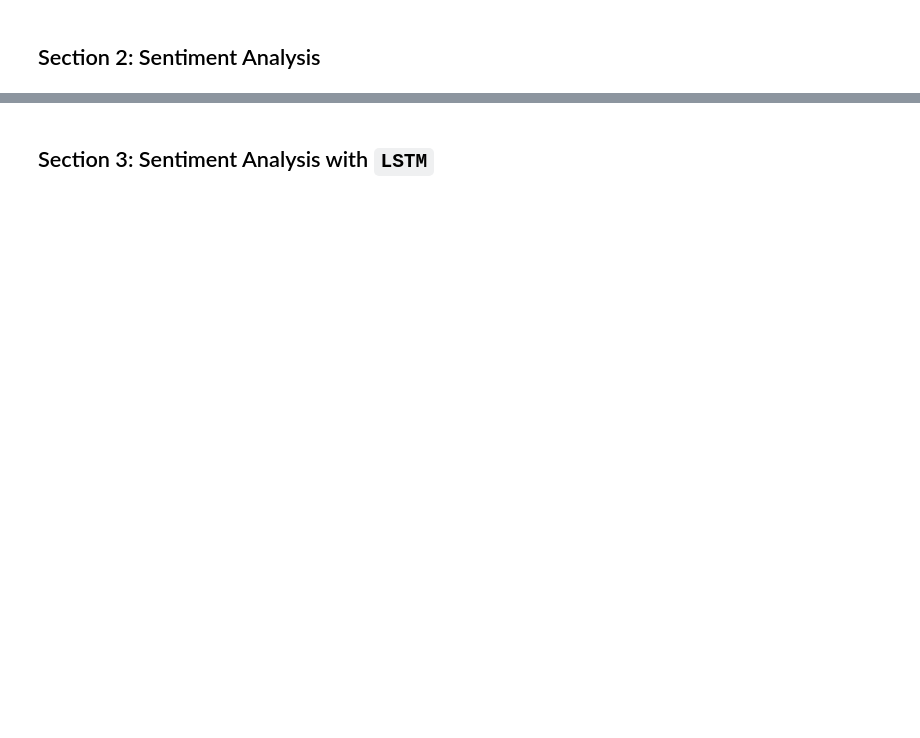
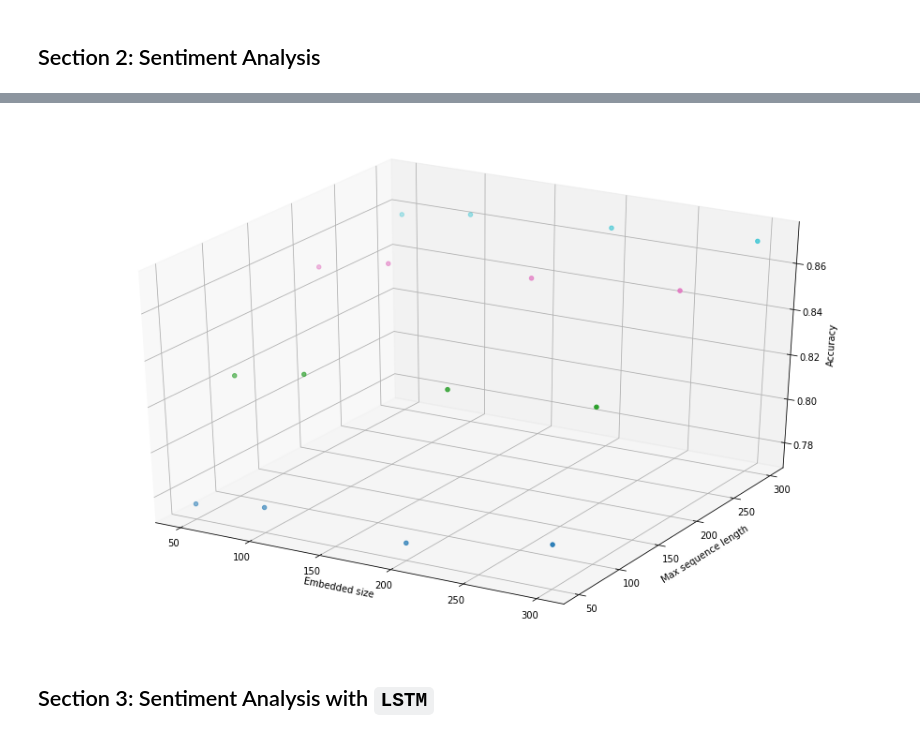
Before and after one commit to oopDaniel/Deep-learning-labs, a Jupyter notebook: Lab7/Lab7.ipynb, the cells around one changed output, grey strips where cells are left out. Cells and saved outputs as stored; diff of their text form; code cells hidden in the pictures; blank space fills up the shorter version.

```diff
--- a/Lab7/Lab7.ipynb
+++ b/Lab7/Lab7.ipynb
@@ -94,0 +164,11 @@ p = model.predict(x_test)
+# %%
+def get_embedding_weight(embedded_size, max_features):
+    embeddings_index, embedding_pretrain_size = load_pretrained_embedding_idx(embedded_size)
+
+    assert embedding_pretrain_size >= embedded_size
+
+    return get_embedding_matrix(
+        imdb.get_word_index(),
+        embeddings_index,
+        MAX_FEATURES,
+        embedded_size)
@@ -94,0 +233,28 @@ p = model.predict(x_test)
+# %%
+def train_combination():
+    MAX_FEATURES = 10000
+
+    result = []
+    for embedded_size in [50, 100, 200, 300]:
+        weights = get_embedding_weight(embedded_size, MAX_FEATURES)
+        for max_sequence_len in [50, 100, 200, 300]:
+            _, accuracy = analyze_imdb_sentiment2(max_sequence_len, embedded_size, weights)
+            result.append((embedded_size, max_sequence_len, accuracy))
+
+    return result
+# %%
+def plot_3d(data):
+    ax = plt.figure(figsize=(16,10)).gca(projection='3d')
+    ax.scatter(
+        xs=data[:,0],
+        ys=data[:,1],
+        zs=data[:,2],
+        c=data[:,1],
+        cmap='tab10'
+    )
+    ax.set_xlabel("Embedded size")
+    ax.set_ylabel("Max sequence length")
+    ax.set_zlabel("Accuracy")
+    plt.show()
+# %%
+res = train_combination()
@@ -95,2 +279,8 @@ p = model.predict(x_test)
+# %%
+plot_3d(np.asarray(res))
+
+# The longer max sequence length is, the more accuracy we can achieve.
+# %% [output]
+[figure, added]
 # %% [markdown]
 ## Section 3: Sentiment Analysis with `LSTM`
```
Also changed, not shown: parts of 37 cells of this notebook, 3 other files.
